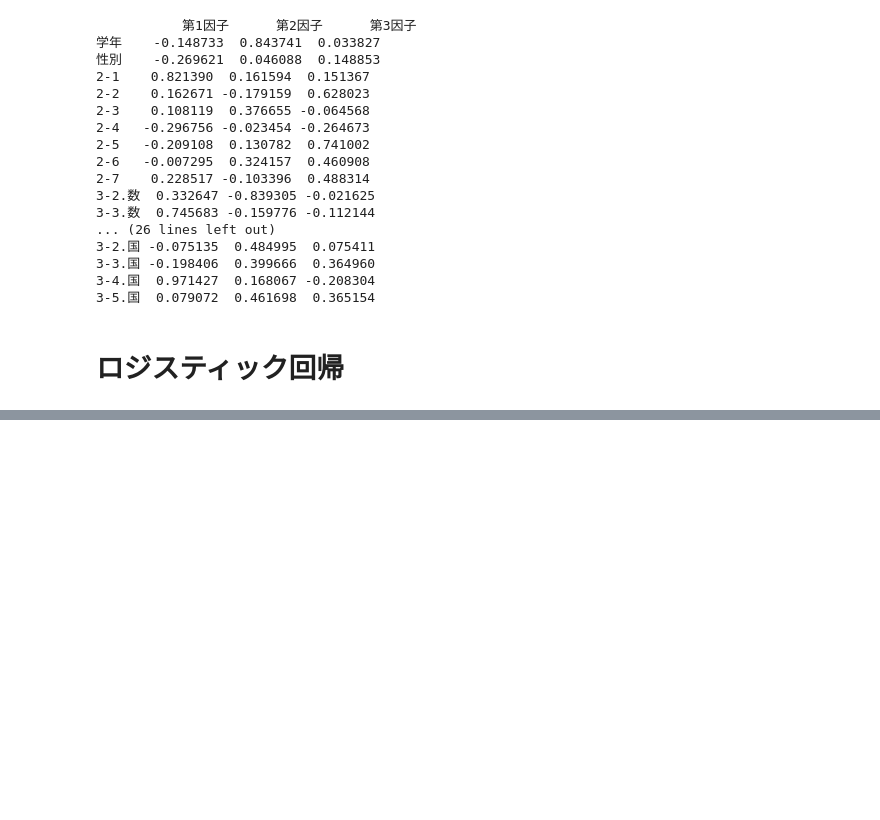
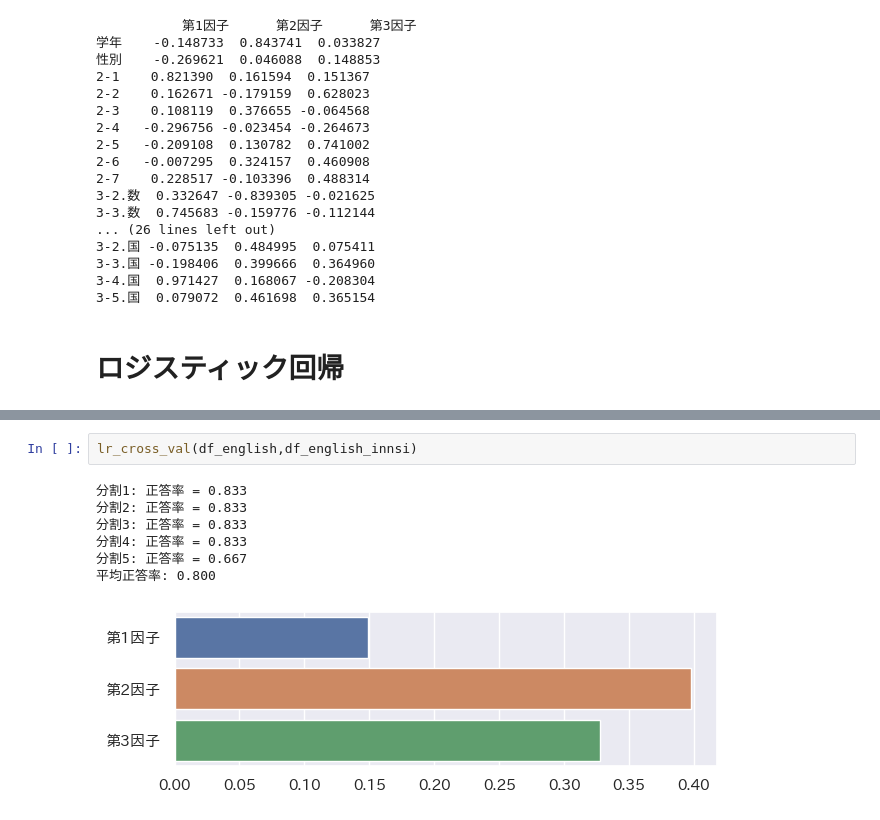
Before and after one commit to okozeriki/service_mind, a Jupyter notebook: model/0619_innsi_var.ipynb, the cells around one changed output, grey strips where cells are left out. Saved outputs shown, nothing was run; the diff lists cells and outputs as text; blank space fills up the shorter version.

```diff
--- a/model/0619_innsi_var.ipynb
+++ b/model/0619_innsi_var.ipynb
@@ -154,0 +204,10 @@ lr(df_japanese,df_japanese_innsi)
+# %%
+lr_cross_val(df_english,df_english_innsi)
+# %% [output]
+分割1: 正答率 = 0.833
+分割2: 正答率 = 0.833
+分割3: 正答率 = 0.833
+分割4: 正答率 = 0.833
+分割5: 正答率 = 0.667
+平均正答率: 0.800
+[figure, added]
```
Also changed, not shown: parts of 7 cells of this notebook.
